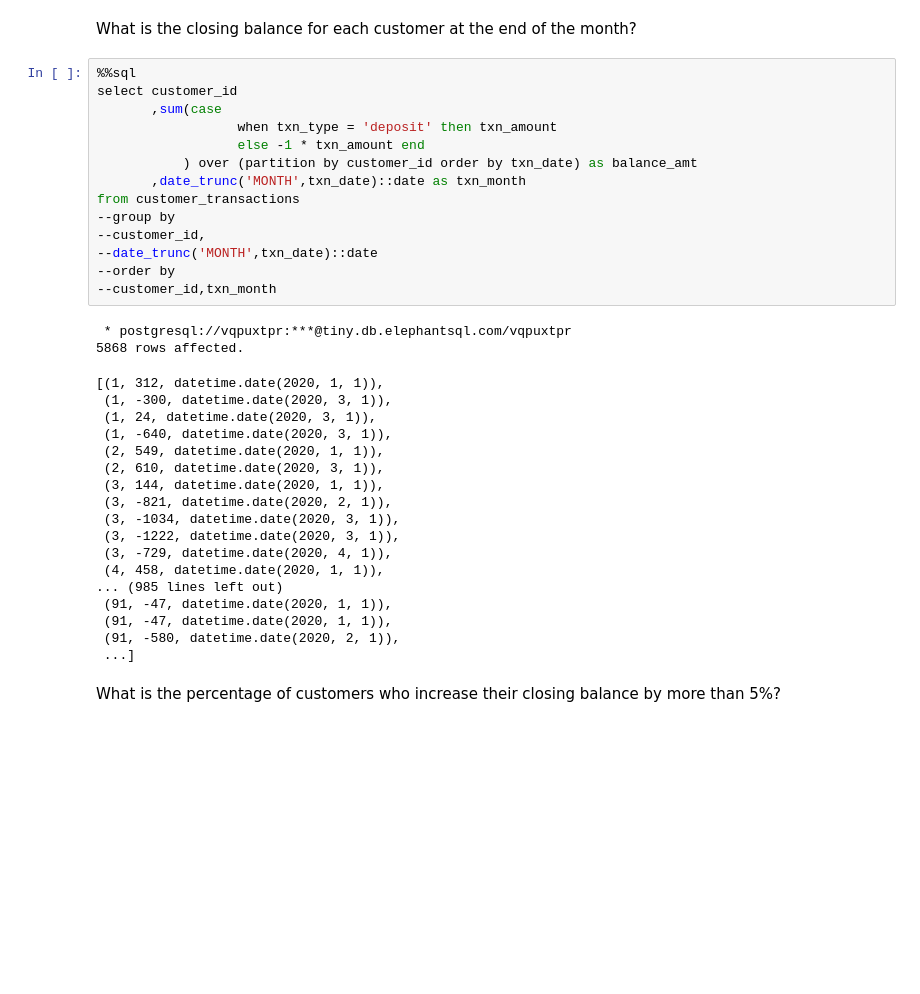
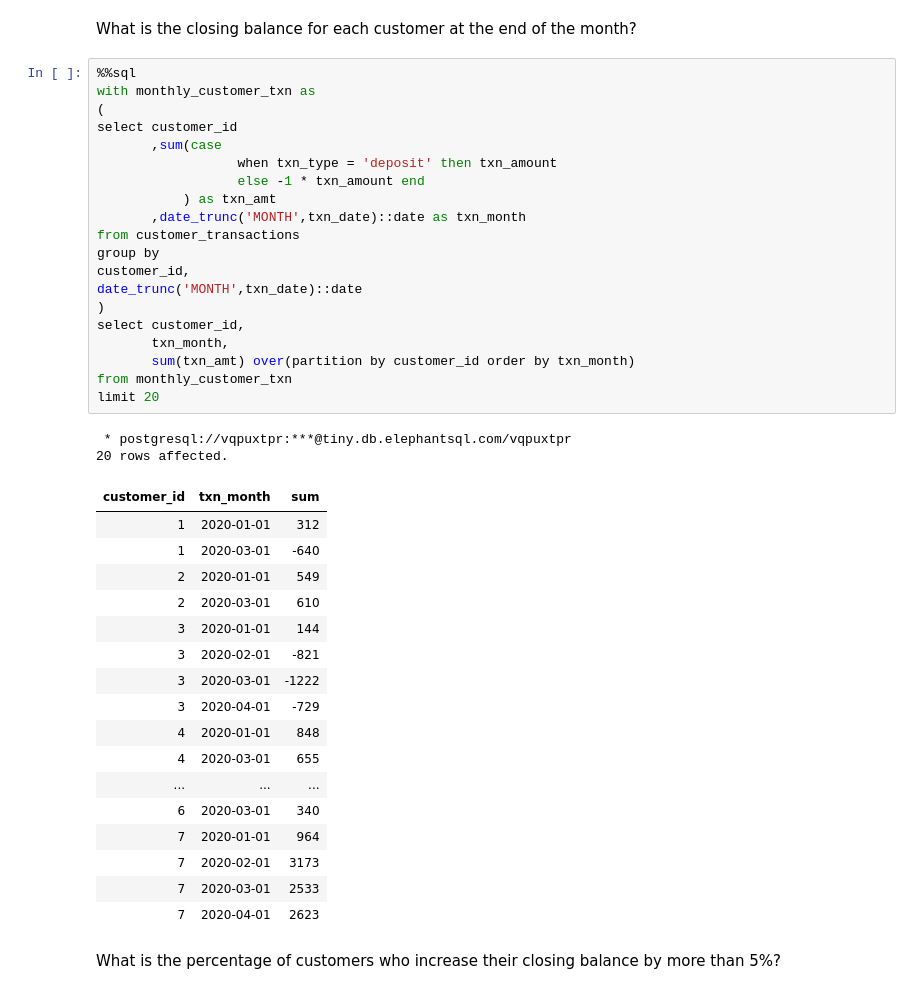
Before and after one commit to ishank296/8weekssqlchallenge, a Jupyter notebook: case_study_04.ipynb, the cells around one changed output. Cells and saved outputs as stored; diff of their text form; blank space fills up the shorter version.

```diff
--- a/case_study_04.ipynb
+++ b/case_study_04.ipynb
@@ -1753,37 +1753,43 @@ order by txn_month_start
 What is the closing balance for each customer at the end of the month?
 # %%
 %%sql
+with monthly_customer_txn as
+(
 select customer_id
        ,sum(case
                   when txn_type = 'deposit' then txn_amount
                   else -1 * txn_amount end
-           ) over (partition by customer_id order by txn_date) as balance_amt
+           ) as txn_amt
        ,date_trunc('MONTH',txn_date)::date as txn_month
 from customer_transactions
---group by
---customer_id,
---date_trunc('MONTH',txn_date)::date
---order by
---customer_id,txn_month
+group by
+customer_id,
+date_trunc('MONTH',txn_date)::date
+)
+select customer_id,
+       txn_month,
+       sum(txn_amt) over(partition by customer_id order by txn_month)
+from monthly_customer_txn
+limit 20
 # %% [output]
  * postgresql://vqpuxtpr:***@tiny.db.elephantsql.com/vqpuxtpr
-5868 rows affected.
+20 rows affected.
-[(1, 312, datetime.date(2020, 1, 1)),
- (1, -300, datetime.date(2020, 3, 1)),
- (1, 24, datetime.date(2020, 3, 1)),
- (1, -640, datetime.date(2020, 3, 1)),
- (2, 549, datetime.date(2020, 1, 1)),
- (2, 610, datetime.date(2020, 3, 1)),
- (3, 144, datetime.date(2020, 1, 1)),
- (3, -821, datetime.date(2020, 2, 1)),
- (3, -1034, datetime.date(2020, 3, 1)),
- (3, -1222, datetime.date(2020, 3, 1)),
- (3, -729, datetime.date(2020, 4, 1)),
- (4, 458, datetime.date(2020, 1, 1)),
-... (985 lines left out)
- (91, -47, datetime.date(2020, 1, 1)),
- (91, -47, datetime.date(2020, 1, 1)),
- (91, -580, datetime.date(2020, 2, 1)),
- ...]
+| customer_id | txn_month | sum |
+| 1 | 2020-01-01 | 312 |
+| 1 | 2020-03-01 | -640 |
+| 2 | 2020-01-01 | 549 |
+| 2 | 2020-03-01 | 610 |
+| 3 | 2020-01-01 | 144 |
+| 3 | 2020-02-01 | -821 |
+| 3 | 2020-03-01 | -1222 |
+| 3 | 2020-04-01 | -729 |
+| 4 | 2020-01-01 | 848 |
+| 4 | 2020-03-01 | 655 |
+| ... | ... | ... |
+| 6 | 2020-03-01 | 340 |
+| 7 | 2020-01-01 | 964 |
+| 7 | 2020-02-01 | 3173 |
+| 7 | 2020-03-01 | 2533 |
+| 7 | 2020-04-01 | 2623 |
 # %% [markdown]
 What is the percentage of customers who increase their closing balance by more than 5%?
```
